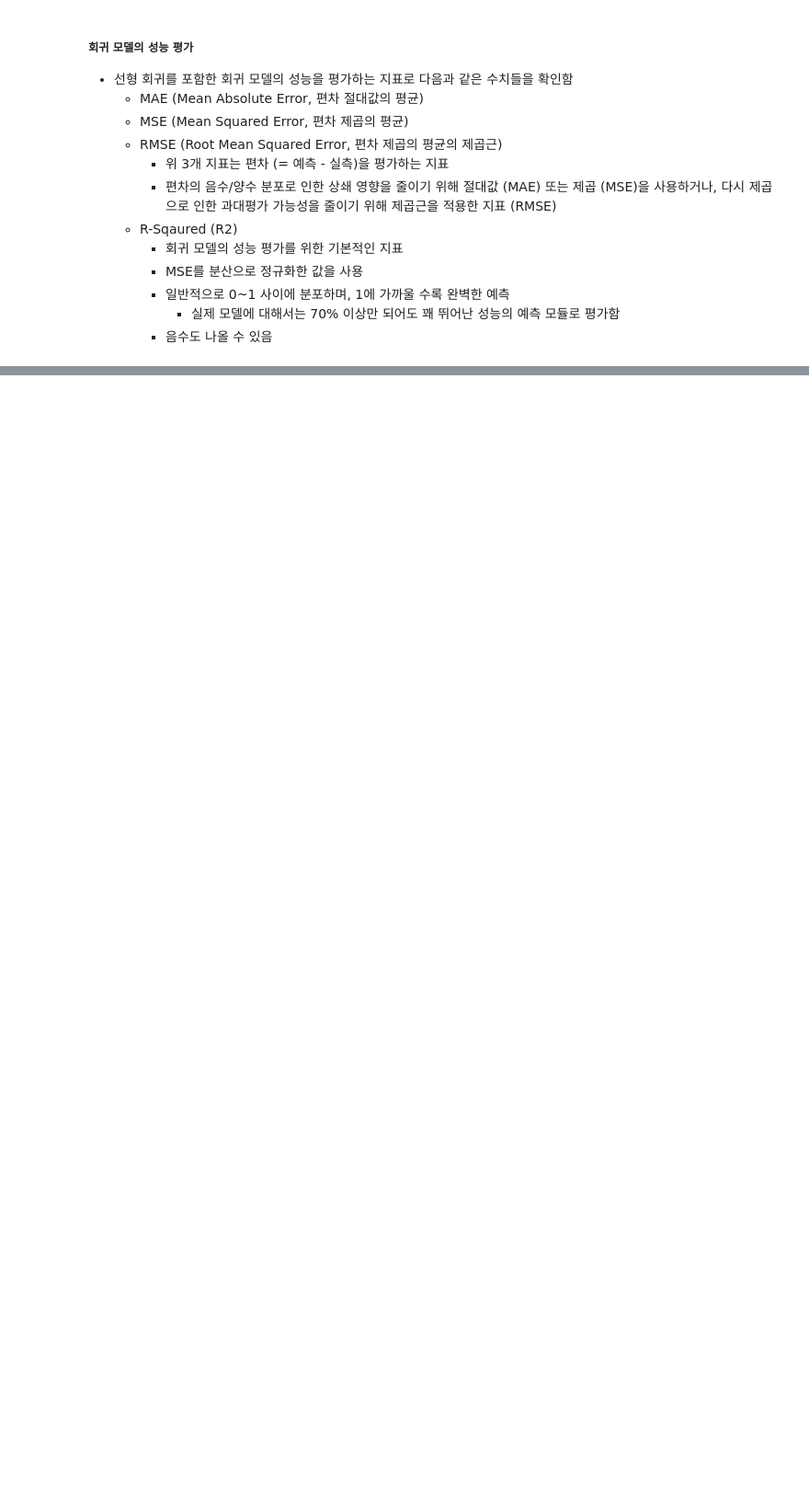
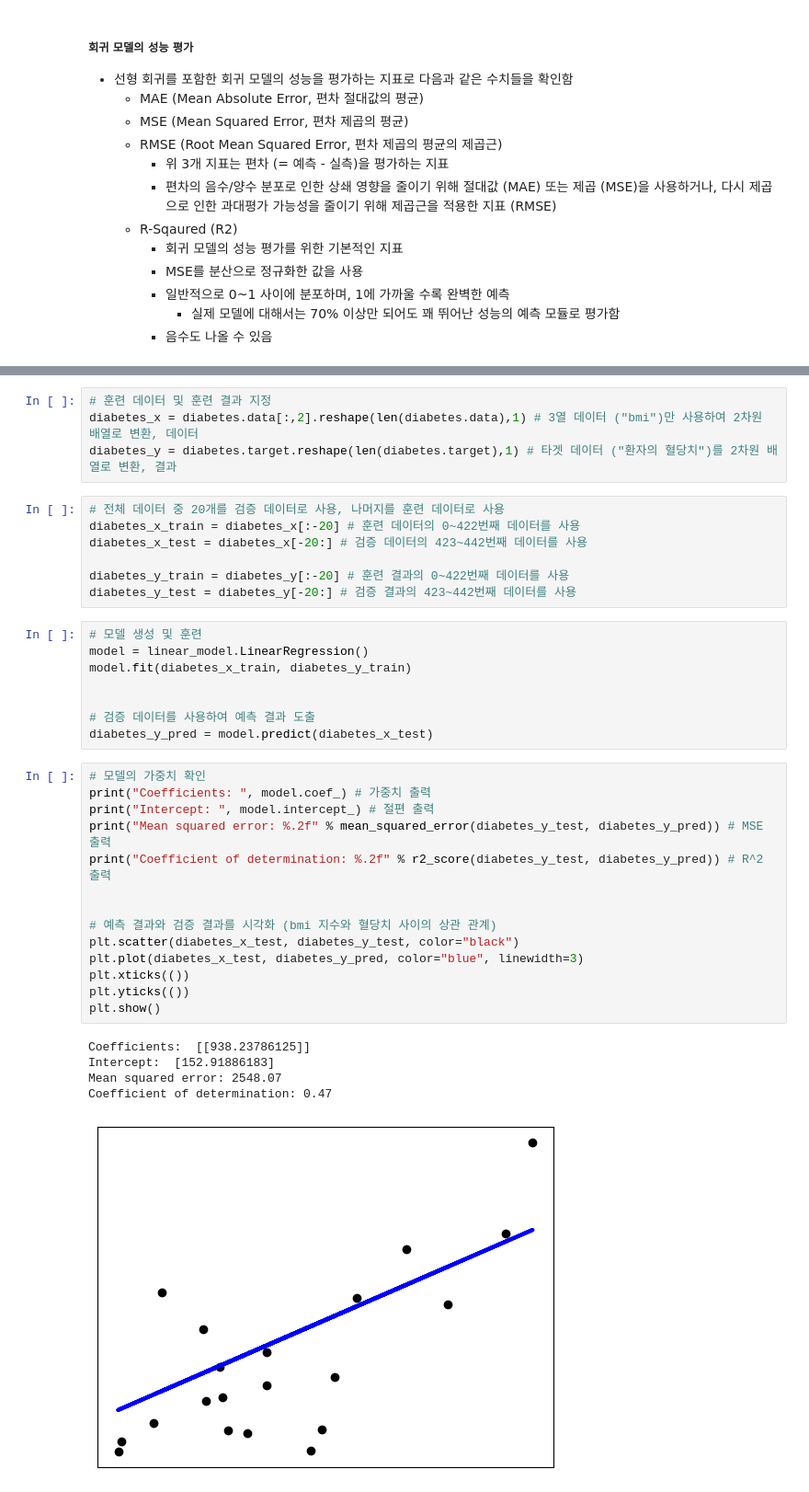
Before and after one commit to imbiotech/skbtML, a Jupyter notebook: k_pda_gmp_w_s.ipynb, the cells around one changed output, grey strips where cells are left out. Shown at 92% size. Cells and saved outputs as stored; diff of their text form; blank space fills up the shorter version.

```diff
--- a/k_pda_gmp_w_s.ipynb
+++ b/k_pda_gmp_w_s.ipynb
@@ -1127,0 +1237,39 @@ print(model.score(x2_train, x_train2)) # 모델의 정확도 출력
+# %%
+# 훈련 데이터 및 훈련 결과 지정
+diabetes_x = diabetes.data[:,2].reshape(len(diabetes.data),1) # 3열 데이터 ("bmi")만 사용하여 2차원 배열로 변환, 데이터
+diabetes_y = diabetes.target.reshape(len(diabetes.target),1) # 타겟 데이터 ("환자의 혈당치")를 2차원 배열로 변환, 결과
+# %%
+# 전체 데이터 중 20개를 검증 데이터로 사용, 나머지를 훈련 데이터로 사용
+diabetes_x_train = diabetes_x[:-20] # 훈련 데이터의 0~422번째 데이터를 사용
+diabetes_x_test = diabetes_x[-20:] # 검증 데이터의 423~442번째 데이터를 사용
+
+diabetes_y_train = diabetes_y[:-20] # 훈련 결과의 0~422번째 데이터를 사용
+diabetes_y_test = diabetes_y[-20:] # 검증 결과의 423~442번째 데이터를 사용
+# %%
+# 모델 생성 및 훈련
+model = linear_model.LinearRegression()
+model.fit(diabetes_x_train, diabetes_y_train)
+
+
+# 검증 데이터를 사용하여 예측 결과 도출
+diabetes_y_pred = model.predict(diabetes_x_test)
+# %%
+# 모델의 가중치 확인
+print("Coefficients: ", model.coef_) # 가중치 출력
+print("Intercept: ", model.intercept_) # 절편 출력
+print("Mean squared error: %.2f" % mean_squared_error(diabetes_y_test, diabetes_y_pred)) # MSE 출력
+print("Coefficient of determination: %.2f" % r2_score(diabetes_y_test, diabetes_y_pred)) # R^2 출력
+
+
+# 예측 결과와 검증 결과를 시각화 (bmi 지수와 혈당치 사이의 상관 관계)
+plt.scatter(diabetes_x_test, diabetes_y_test, color="black")
+plt.plot(diabetes_x_test, diabetes_y_pred, color="blue", linewidth=3)
+plt.xticks(())
+plt.yticks(())
+plt.show()
+# %% [output]
+Coefficients:  [[938.23786125]]
+Intercept:  [152.91886183]
+Mean squared error: 2548.07
+Coefficient of determination: 0.47
+[figure, added]
```
Also changed, not shown: parts of 18 cells of this notebook.
